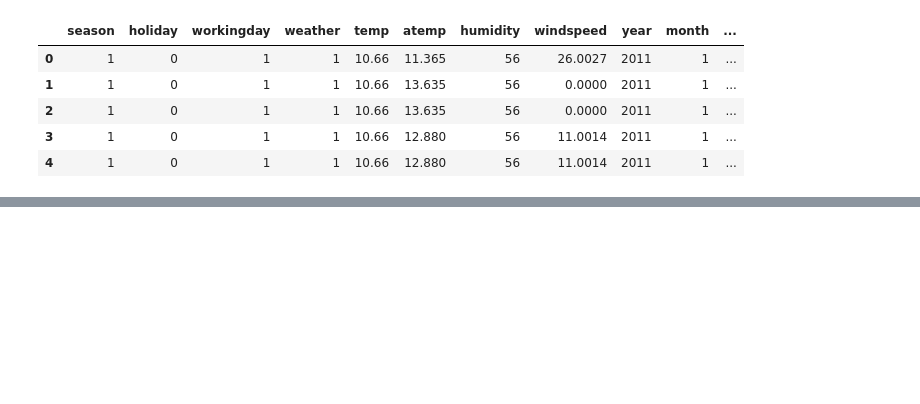
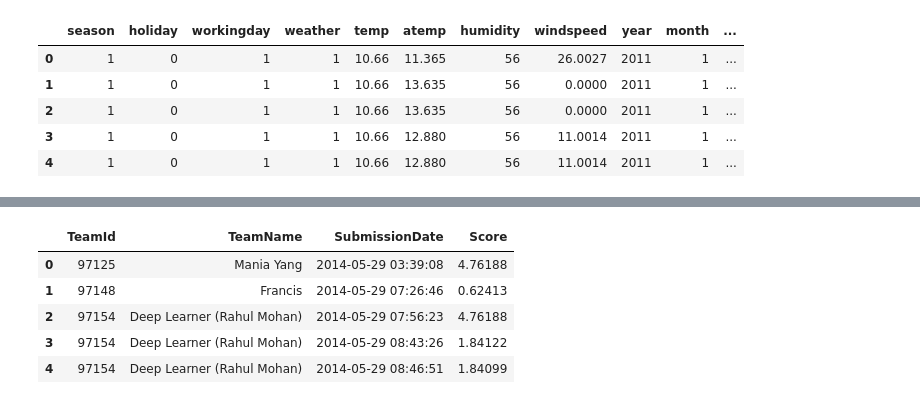
Before and after one commit to xtrmstep/bike-sharing-demand-exercise, a Jupyter notebook: bike-sharing-features.ipynb, the cells around one changed output, grey strips where cells are left out. Drawn from its saved outputs; the diff is of its cells as text; code cells hidden in the pictures; blank space fills up the shorter version.

```diff
--- a/bike-sharing-features.ipynb
+++ b/bike-sharing-features.ipynb
@@ -216,3 +216,13 @@ result_df[['datetime','count']].head()
 | 4 | 2011-01-20 04:00:00 | 1 |
 # %%
 result_df[['datetime','count']].to_csv('bsd_submission.csv', index=False)
+# %%
+lb = pd.read_csv('publicleaderboarddata/bike-sharing-demand-publicleaderboard.csv')
+lb.head()
+# %% [output]
+|  | TeamId | TeamName | SubmissionDate | Score |
+| 0 | 97125 | Mania Yang | 2014-05-29 03:39:08 | 4.76188 |
+| 1 | 97148 | Francis | 2014-05-29 07:26:46 | 0.62413 |
+| 2 | 97154 | Deep Learner (Rahul Mohan) | 2014-05-29 07:56:23 | 4.76188 |
+| 3 | 97154 | Deep Learner (Rahul Mohan) | 2014-05-29 08:43:26 | 1.84122 |
+| 4 | 97154 | Deep Learner (Rahul Mohan) | 2014-05-29 08:46:51 | 1.84099 |
```
Also changed, not shown: parts of 7 cells of this notebook, 4 other files.
